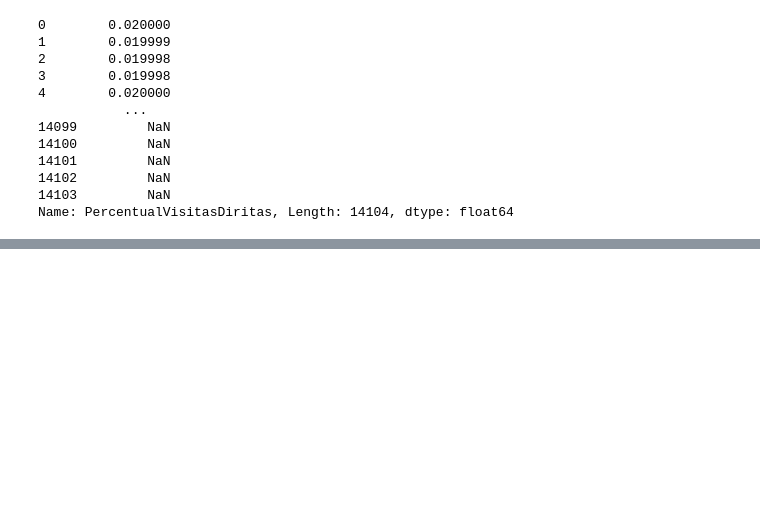
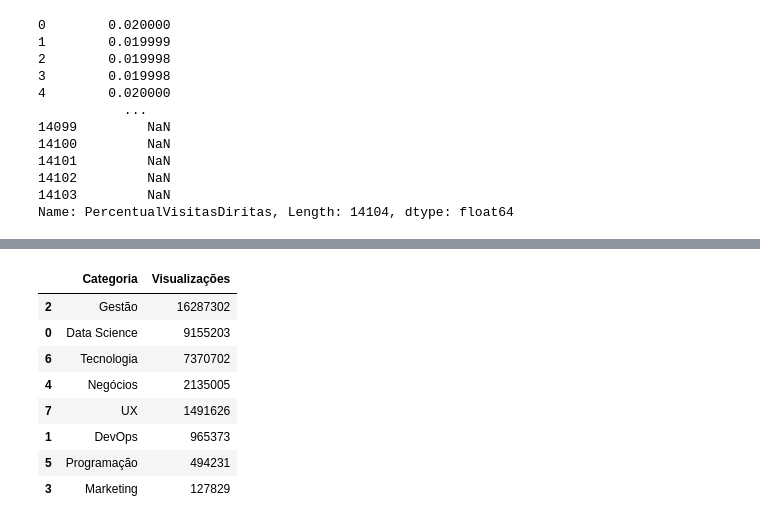
Before and after one commit to joseevilasio/ChallengeBI_Alura, a Jupyter notebook: analises_codfonte.ipynb, the cells around one changed output, grey strips where cells are left out. Saved outputs shown, nothing was run; the diff lists cells and outputs as text; code cells hidden in the pictures; blank space fills up the shorter version.

```diff
--- a/analises_codfonte.ipynb
+++ b/analises_codfonte.ipynb
@@ -215,0 +331,14 @@ Name: PercentualVisitasDiritas, Length: 14104, dtype: float64
+# %%
+# Categorias por quantidade de visualizações
+dadosCategoriasVisualizacoes = dadosCategoriasVisualizacoes.sort_values(by="Visualizações", ascending=False)
+dadosCategoriasVisualizacoes
+# %% [output]
+|  | Categoria | Visualizações |
+| 2 | Gestão | 16287302 |
+| 0 | Data Science | 9155203 |
+| 6 | Tecnologia | 7370702 |
+| 4 | Negócios | 2135005 |
+| 7 | UX | 1491626 |
+| 1 | DevOps | 965373 |
+| 5 | Programação | 494231 |
+| 3 | Marketing | 127829 |
```
Also changed, not shown: parts of 16 cells of this notebook.
